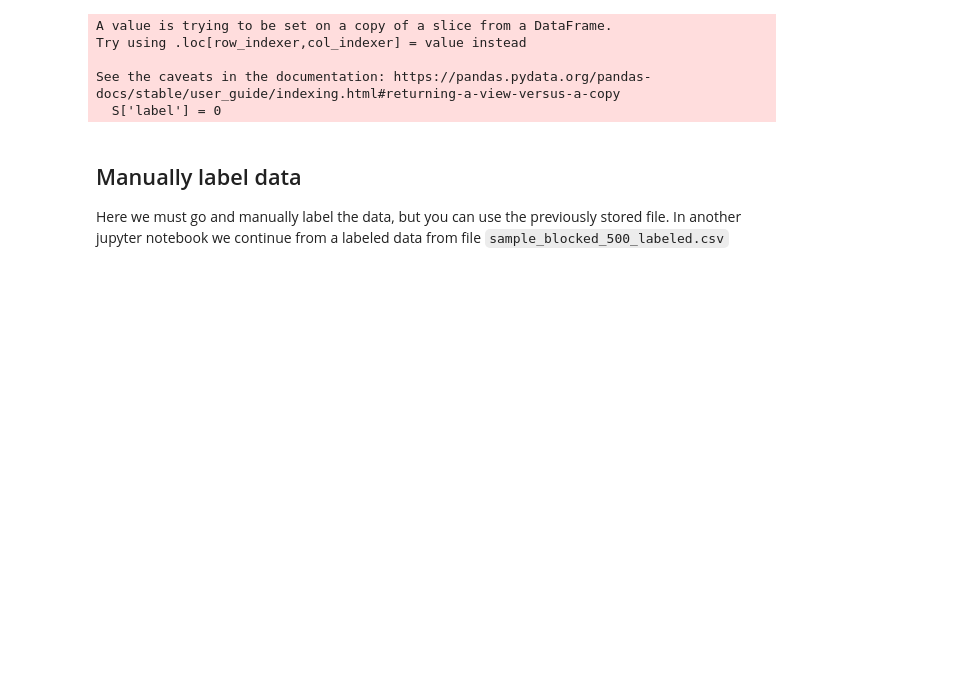
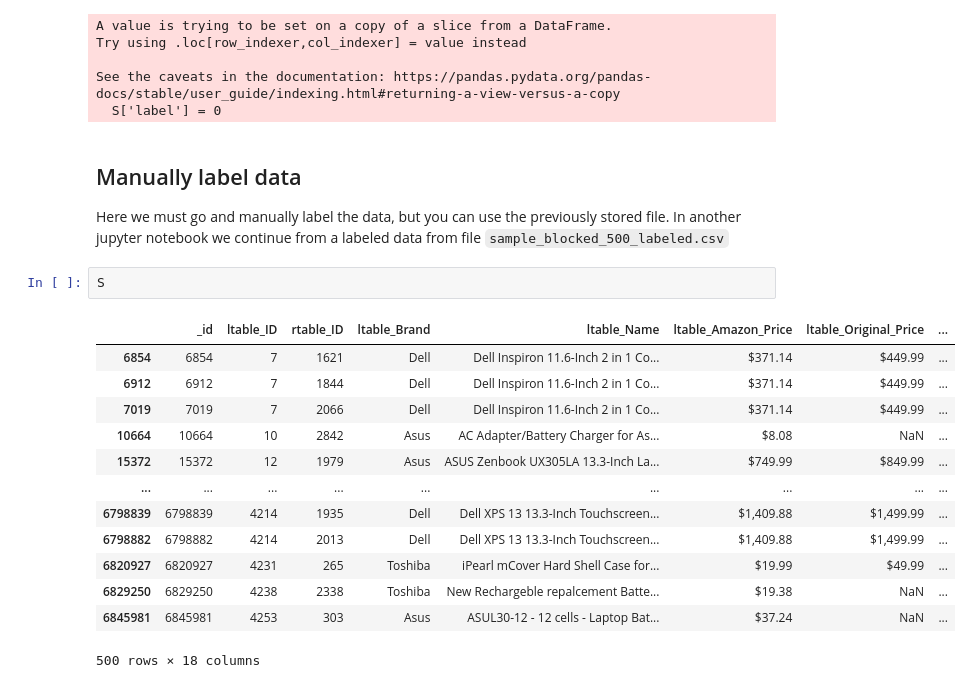
Before and after one commit to borkox/uni-sofia-entity-linking-magellan, a Jupyter notebook: notebooks/entity_block_electronics.ipynb, the cells around one changed output. Cells and saved outputs as stored; diff of their text form; blank space fills up the shorter version.

```diff
--- a/notebooks/entity_block_electronics.ipynb
+++ b/notebooks/entity_block_electronics.ipynb
@@ -279,3 +298,19 @@ See the caveats in the documentation: https://pandas.pydata.org/pandas-docs/stab
 ## Manually label data
 Here we must go and manually label the data, but you can use the previously stored file.
 In another jupyter notebook we continue from a labeled data from file `sample_blocked_500_labeled.csv`
+# %%
+S
+# %% [output]
+|  | _id | ltable_ID | rtable_ID | ltable_Brand | ltable_Name | ltable_Amazon_Price | ltable_Original_Price | ... |
+| 6854 | 6854 | 7 | 1621 | Dell | Dell Inspiron 11.6-Inch 2 in 1 Co... | $371.14 | $449.99 | ... |
+| 6912 | 6912 | 7 | 1844 | Dell | Dell Inspiron 11.6-Inch 2 in 1 Co... | $371.14 | $449.99 | ... |
+| 7019 | 7019 | 7 | 2066 | Dell | Dell Inspiron 11.6-Inch 2 in 1 Co... | $371.14 | $449.99 | ... |
+| 10664 | 10664 | 10 | 2842 | Asus | AC Adapter/Battery Charger for As... | $8.08 | NaN | ... |
+| 15372 | 15372 | 12 | 1979 | Asus | ASUS Zenbook UX305LA 13.3-Inch La... | $749.99 | $849.99 | ... |
+| ... | ... | ... | ... | ... | ... | ... | ... | ... |
+| 6798839 | 6798839 | 4214 | 1935 | Dell | Dell XPS 13 13.3-Inch Touchscreen... | $1,409.88 | $1,499.99 | ... |
+| 6798882 | 6798882 | 4214 | 2013 | Dell | Dell XPS 13 13.3-Inch Touchscreen... | $1,409.88 | $1,499.99 | ... |
+| 6820927 | 6820927 | 4231 | 265 | Toshiba | iPearl mCover Hard Shell Case for... | $19.99 | $49.99 | ... |
+| 6829250 | 6829250 | 4238 | 2338 | Toshiba | New Rechargeble repalcement Batte... | $19.38 | NaN | ... |
+| 6845981 | 6845981 | 4253 | 303 | Asus | ASUL30-12 - 12 cells - Laptop Bat... | $37.24 | NaN | ... |
+500 rows × 18 columns
```
Also changed, not shown: parts of 5 cells of this notebook, 2 other files.
